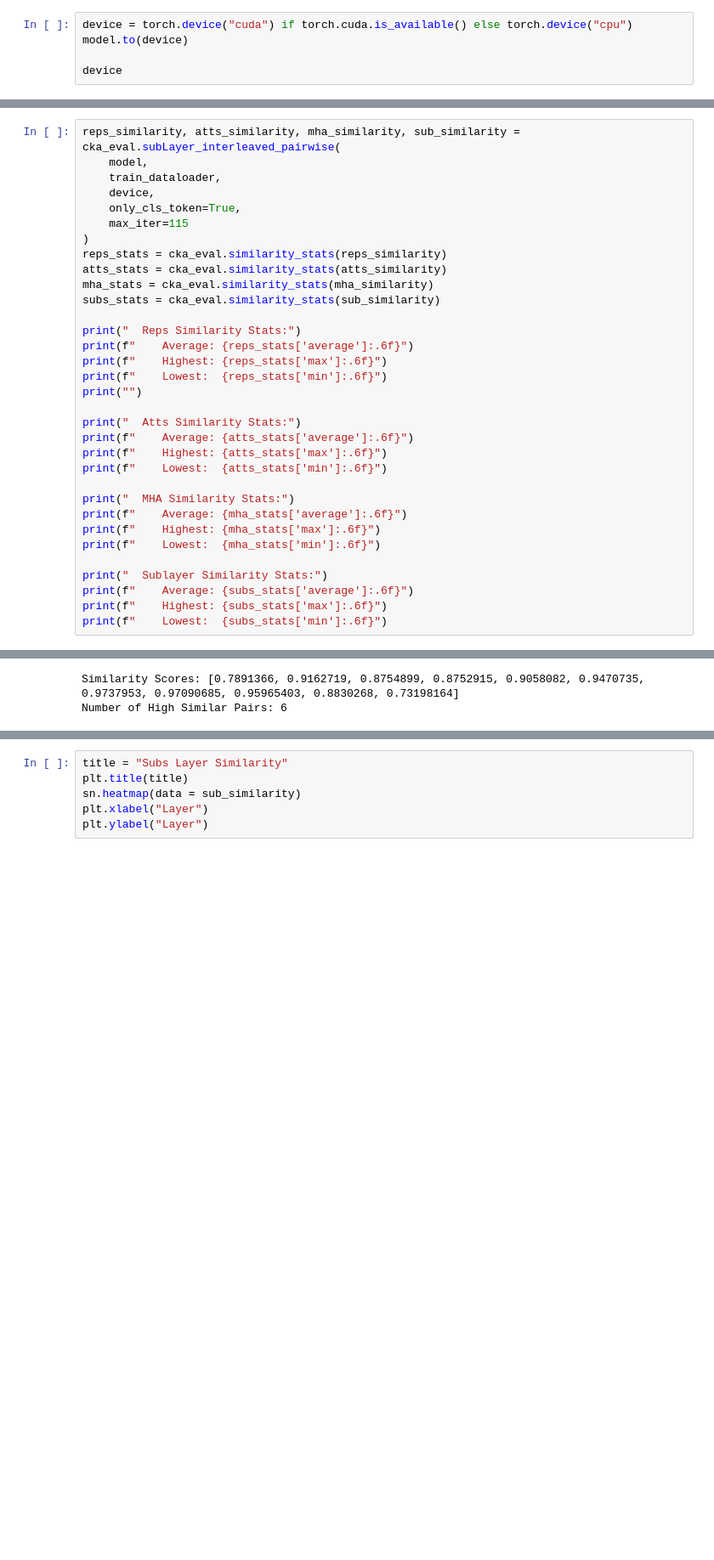
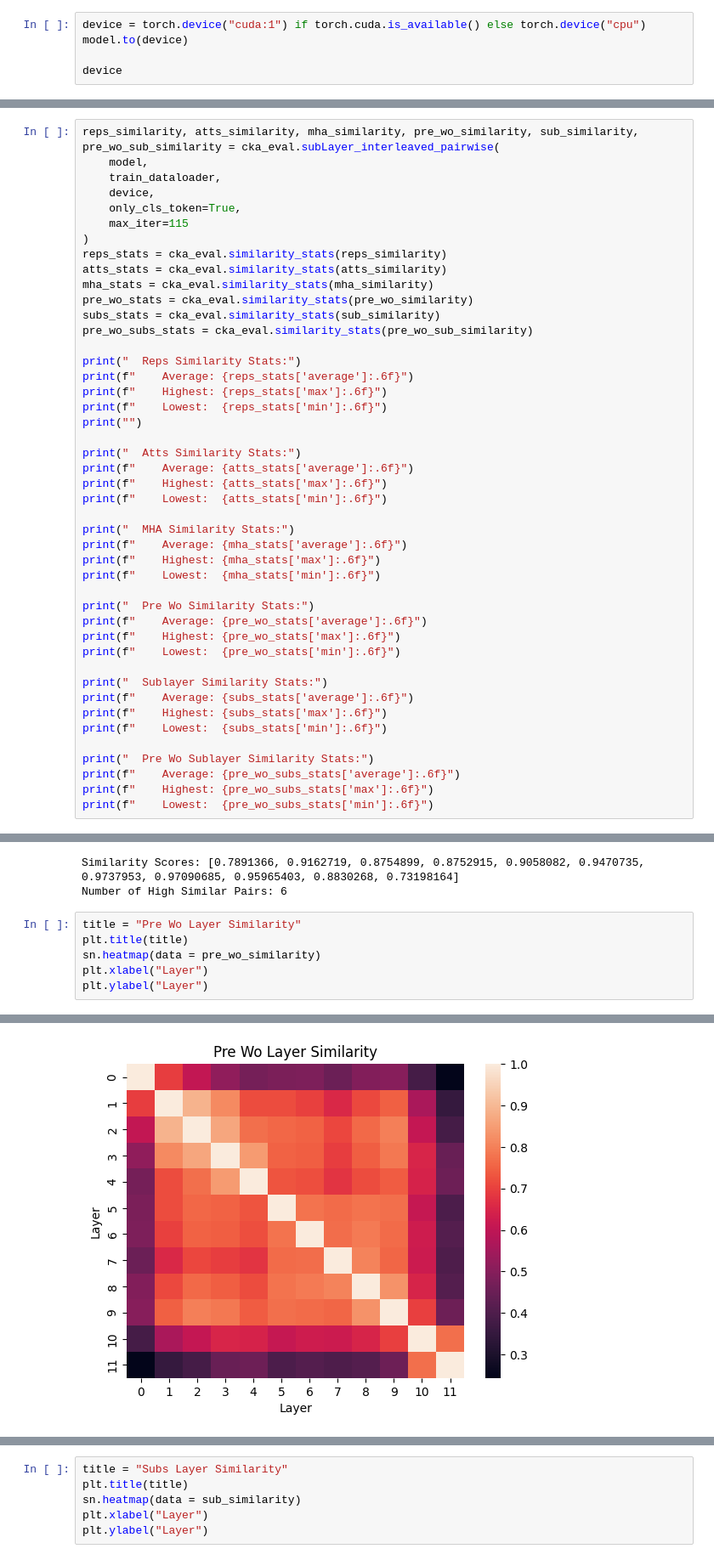
Before and after one commit to aal2015/layer-grafting-publication, a Jupyter notebook: redundancy analysis/qnli redundancy.ipynb, the cells around one changed output, grey strips where cells are left out. Shown at 85% size. Drawn from its saved outputs; the diff is of its cells as text; blank space fills up the shorter version.

```diff
--- a/redundancy analysis/qnli redundancy.ipynb
+++ b/redundancy analysis/qnli redundancy.ipynb
@@ -194,7 +194,7 @@ outputs.keys()
 # %% [output]
 odict_keys(['loss', 'logits', 'hidden_states', 'attentions'])
 # %%
-device = torch.device("cuda") if torch.cuda.is_available() else torch.device("cpu")
+device = torch.device("cuda:1") if torch.cuda.is_available() else torch.device("cpu")
 model.to(device)
 
 device
@@ -291,7 +250,7 @@ def adjacent_similarity_stats(
 # %% [markdown]
 ### Using Training Data on CLS Token only
 # %%
-reps_similarity, atts_similarity, mha_similarity, sub_similarity = cka_eval.subLayer_interleaved_pairwise(
+reps_similarity, atts_similarity, mha_similarity, pre_wo_similarity, sub_similarity, pre_wo_sub_similarity = cka_eval.subLayer_interleaved_pairwise(
     model,
     train_dataloader,
     device,
@@ -301,7 +260,9 @@ reps_similarity, atts_similarity, mha_similarity, sub_similarity = cka_eval.subL
 reps_stats = cka_eval.similarity_stats(reps_similarity)
 atts_stats = cka_eval.similarity_stats(atts_similarity)
 mha_stats = cka_eval.similarity_stats(mha_similarity)
+pre_wo_stats = cka_eval.similarity_stats(pre_wo_similarity)
 subs_stats = cka_eval.similarity_stats(sub_similarity)
+pre_wo_subs_stats = cka_eval.similarity_stats(pre_wo_sub_similarity)
 
 print("  Reps Similarity Stats:")
 print(f"    Average: {reps_stats['average']:.6f}")
@@ -319,10 +280,20 @@ print(f"    Average: {mha_stats['average']:.6f}")
 print(f"    Highest: {mha_stats['max']:.6f}")
 print(f"    Lowest:  {mha_stats['min']:.6f}")
 
+print("  Pre Wo Similarity Stats:")
+print(f"    Average: {pre_wo_stats['average']:.6f}")
+print(f"    Highest: {pre_wo_stats['max']:.6f}")
+print(f"    Lowest:  {pre_wo_stats['min']:.6f}")
+
 print("  Sublayer Similarity Stats:")
 print(f"    Average: {subs_stats['average']:.6f}")
 print(f"    Highest: {subs_stats['max']:.6f}")
 print(f"    Lowest:  {subs_stats['min']:.6f}")
+
+print("  Pre Wo Sublayer Similarity Stats:")
+print(f"    Average: {pre_wo_subs_stats['average']:.6f}")
+print(f"    Highest: {pre_wo_subs_stats['max']:.6f}")
+print(f"    Lowest:  {pre_wo_subs_stats['min']:.6f}")
 # %% [output]
   Reps Similarity Stats:
     Average: 0.878662
@@ -416,3 +408,10 @@ _,_ = adjacent_similarity_stats(mha_similarity, thresold=0.9)
 # %% [output]
 Similarity Scores: [0.7891366, 0.9162719, 0.8754899, 0.8752915, 0.9058082, 0.9470735, 0.9737953, 0.97090685, 0.95965403, 0.8830268, 0.73198164]
 Number of High Similar Pairs: 6
+# %%
+title = "Pre Wo Layer Similarity"
+plt.title(title)
+sn.heatmap(data = pre_wo_similarity)
+plt.xlabel("Layer")
+plt.ylabel("Layer")
+# %% [output]
@@ -418,0 +419 @@ Number of High Similar Pairs: 6
+[figure, added]
```
Also changed, not shown: parts of 42 cells of this notebook, 4 other files.
